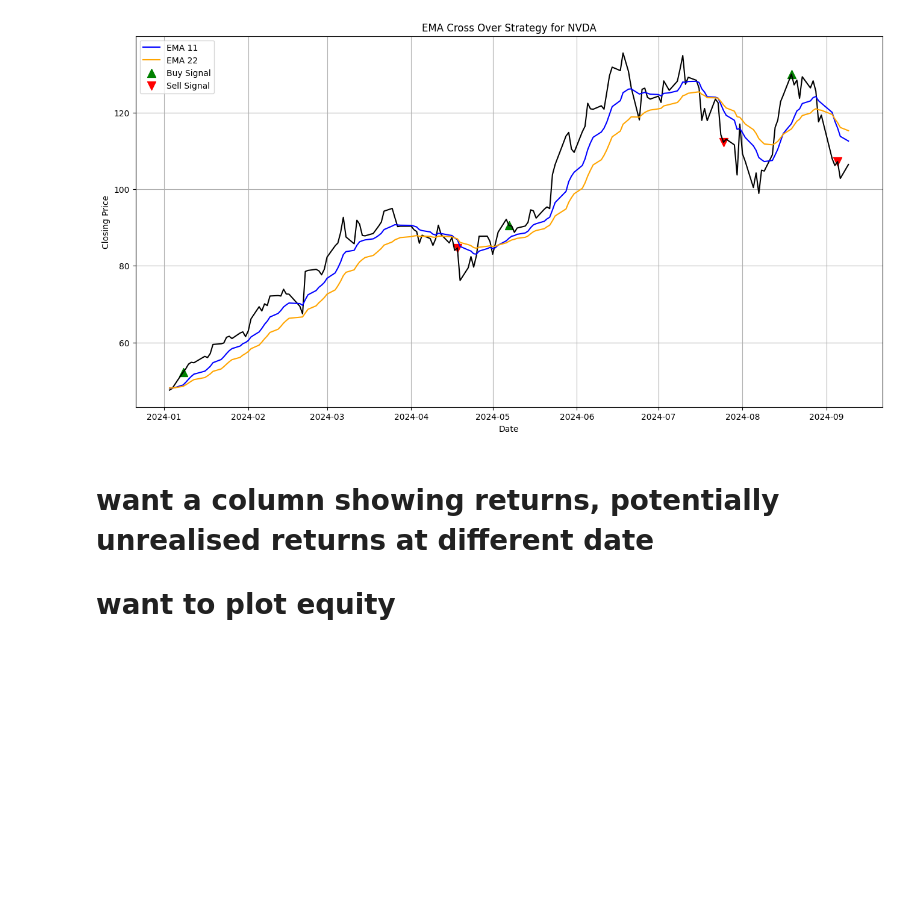
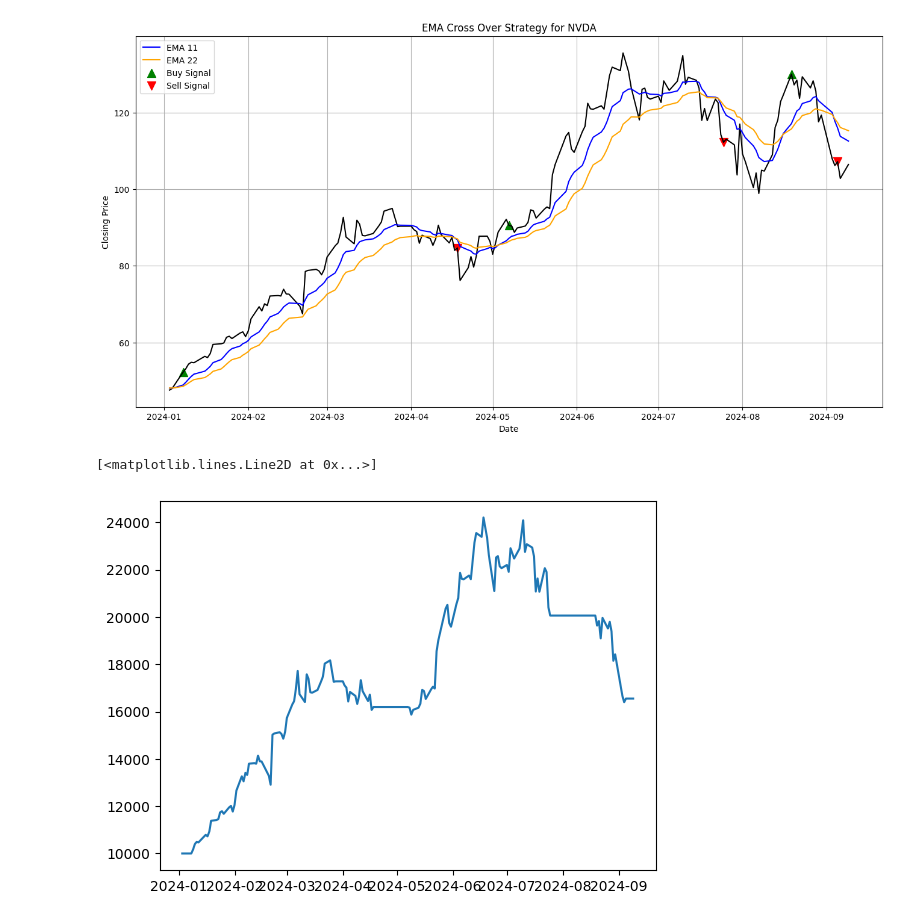
Before and after one commit to GeorgeBresnahan/Learning-Python-for-Quantitative-Finance, a Jupyter notebook: EMA_cross_strategy.ipynb, the cells around one changed output. Saved outputs shown, nothing was run; the diff lists cells and outputs as text; code cells hidden in the pictures; blank space fills up the shorter version.

```diff
--- a/EMA_cross_strategy.ipynb
+++ b/EMA_cross_strategy.ipynb
@@ -175,17 +175,38 @@ class BacktestEmaStrategy(BacktestBase):
         self.data['signal_change'] = self.data.signal - self.data.signal.shift()
 
         self.data['position'] = np.nan
+        self.data['Inventory'] = np.nan
+        self.data['Realized_Return'] = 0.0
+        self.data['Unrealized_Return'] = 0.0
+        self.data['Equity'] = np.nan
+        self.buy_price = None
         self.data.loc[self.data['signal_change'] == 1, 'position'] = 1
         self.data.loc[self.data['signal_change'] == -1, 'position'] = 0
         self.data['position'] = self.data['position'].ffill().fillna(0)
-        self.data['Inventory'] = np.nan
 
         for bar in self.data.index:
             if self.data.loc[bar, 'signal_change'] == 1 and self.position == 0:
                 self.place_buy_order(bar, amount=self.amount)
+                self.buy_price = self.data.loc[bar, 'Close']
+
             elif self.data.loc[bar, 'signal_change'] == - 1 and self.position == 1:
+                sell_price = self.data.loc[bar, 'Close']
+                realized_return = (sell_price - self.buy_price) * self.units
                 self.place_sell_order(bar, units = self.units)
+                self.data.loc[bar, 'Realized_Return'] = realized_return
+                self.position = 0
+                self.units = 0
+                self.data.loc[bar, 'Unrealized_Return'] = 0.0
 
+            if self.position == 1:
+                current_price = self.data.loc[bar, 'Close']
+                unrealized_return = (current_price - self.buy_price) * self.units
+                self.data.loc[bar, 'Unrealized_Return'] = unrealized_return
+            else:
+                self.data.loc[bar, 'Unrealized_Return'] = 0.0
+
+            current_price = self.data.loc[bar, 'Close']
+            self.data.loc[bar, 'Equity'] = self.amount + (self.units * current_price)
             self.data.loc[bar, 'Inventory'] = self.units
 
         self.close_out(self.data.index[-1])
@@ -235,6 +256,8 @@ Trades executed [#] 6.00
 =======================================================
 <bound method BacktestBase.plot_data of <__main__.BacktestEmaStrategy object at 0x...>>
 [figure]
-# %% [markdown]
-# want a column showing returns, potentially unrealised returns at different date
-# want to plot equity
+# %%
+plt.plot(instance.data['Equity'])
+# %% [output]
+[<matplotlib.lines.Line2D at 0x...>]
+[figure, added]
```
